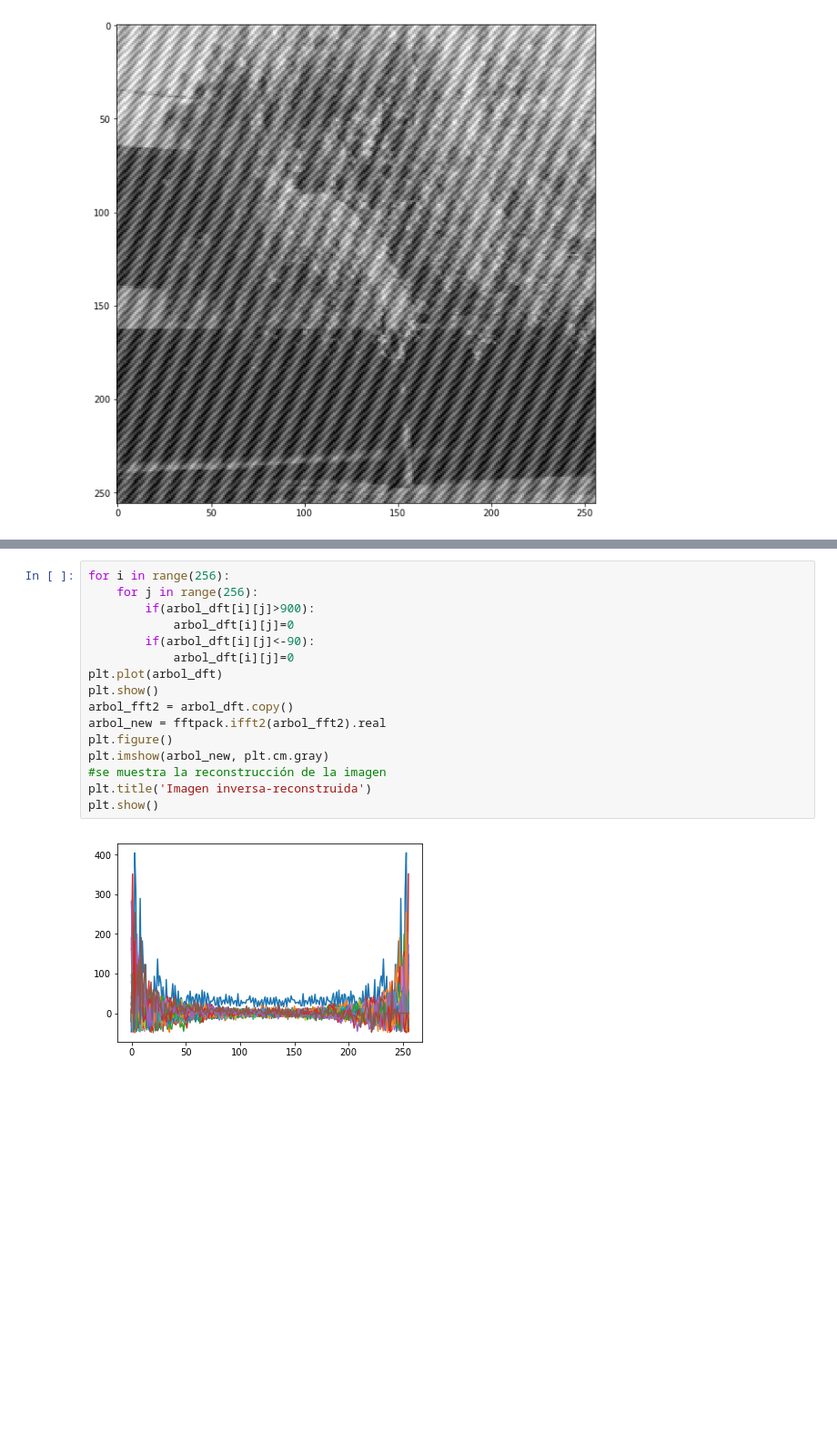
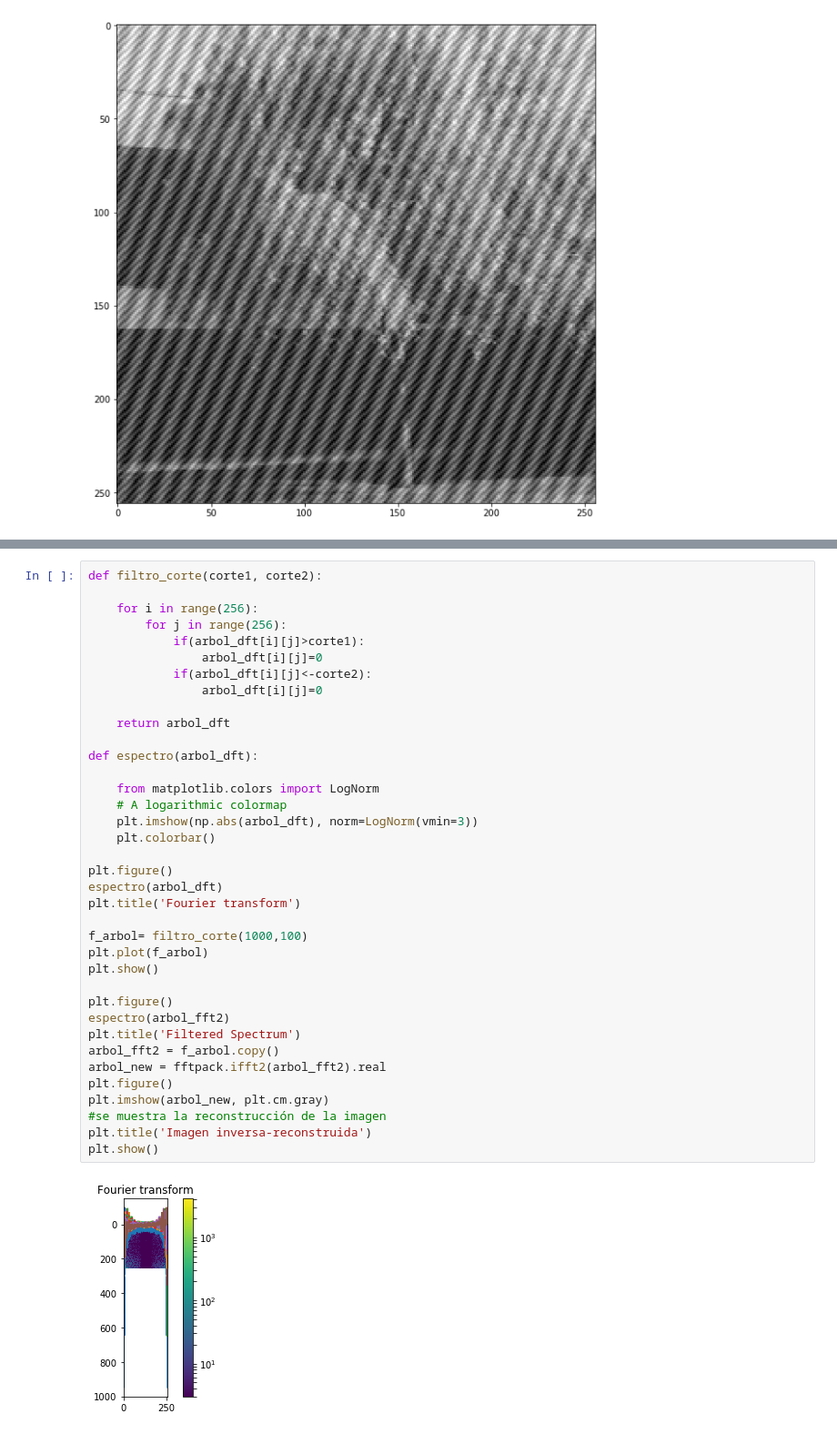
Before and after one commit to MariaFda/MetodosComputacionales, a Jupyter notebook: GomezMaria_Imagen .ipynb, the cells around one changed output, grey strips where cells are left out. Shown at 91% size. Drawn from its saved outputs; the diff is of its cells as text; blank space fills up the shorter version.

Commit message:
Add files via upload
Función de corte y espectro de potencias

```diff
--- a/GomezMaria_Imagen .ipynb
+++ b/GomezMaria_Imagen .ipynb
@@ -70,18 +70,39 @@ plt.show()
 # %%
-for i in range(256):
-    for j in range(256):
-        if(arbol_dft[i][j]>900):
-            arbol_dft[i][j]=0
-        if(arbol_dft[i][j]<-90):
-            arbol_dft[i][j]=0
-plt.plot(arbol_dft)
+def filtro_corte(corte1, corte2):
+
+    for i in range(256):
+        for j in range(256):
+            if(arbol_dft[i][j]>corte1):
+                arbol_dft[i][j]=0
+            if(arbol_dft[i][j]<-corte2):
+                arbol_dft[i][j]=0
+
+    return arbol_dft
+
+def espectro(arbol_dft):
+
+    from matplotlib.colors import LogNorm
+    # A logarithmic colormap
+    plt.imshow(np.abs(arbol_dft), norm=LogNorm(vmin=3))
+    plt.colorbar()
+
+plt.figure()
+espectro(arbol_dft)
+plt.title('Fourier transform')
+
+f_arbol= filtro_corte(1000,100)
+plt.plot(f_arbol)
 plt.show()
-arbol_fft2 = arbol_dft.copy()
+
+plt.figure()
+espectro(arbol_fft2)
+plt.title('Filtered Spectrum')
+arbol_fft2 = f_arbol.copy()
 arbol_new = fftpack.ifft2(arbol_fft2).real
 plt.figure()
 plt.imshow(arbol_new, plt.cm.gray)
 #se muestra la reconstrucción de la imagen
 plt.title('Imagen inversa-reconstruida')
 plt.show()
 # %% [output]
-[figure, old version]
+[figure, new version]
```
Also changed, not shown: parts of 3 cells of this notebook.
